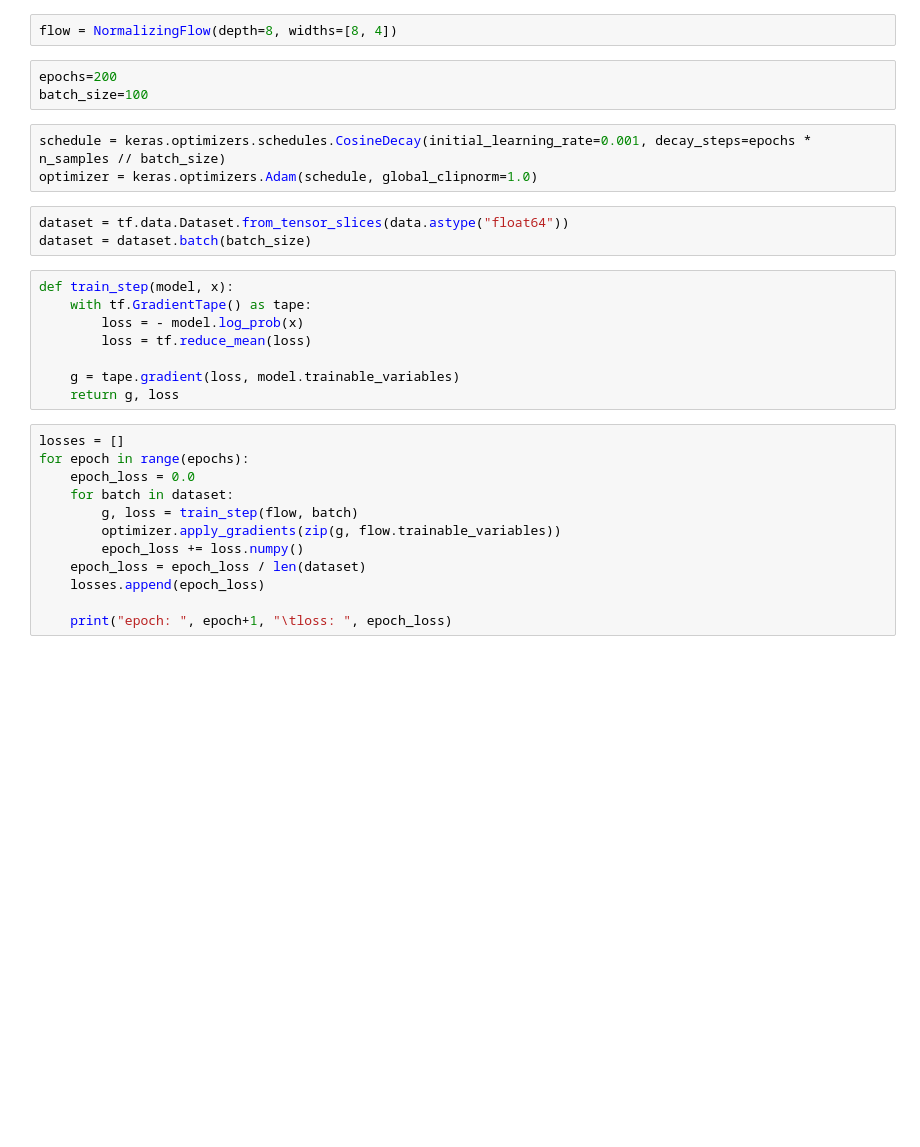
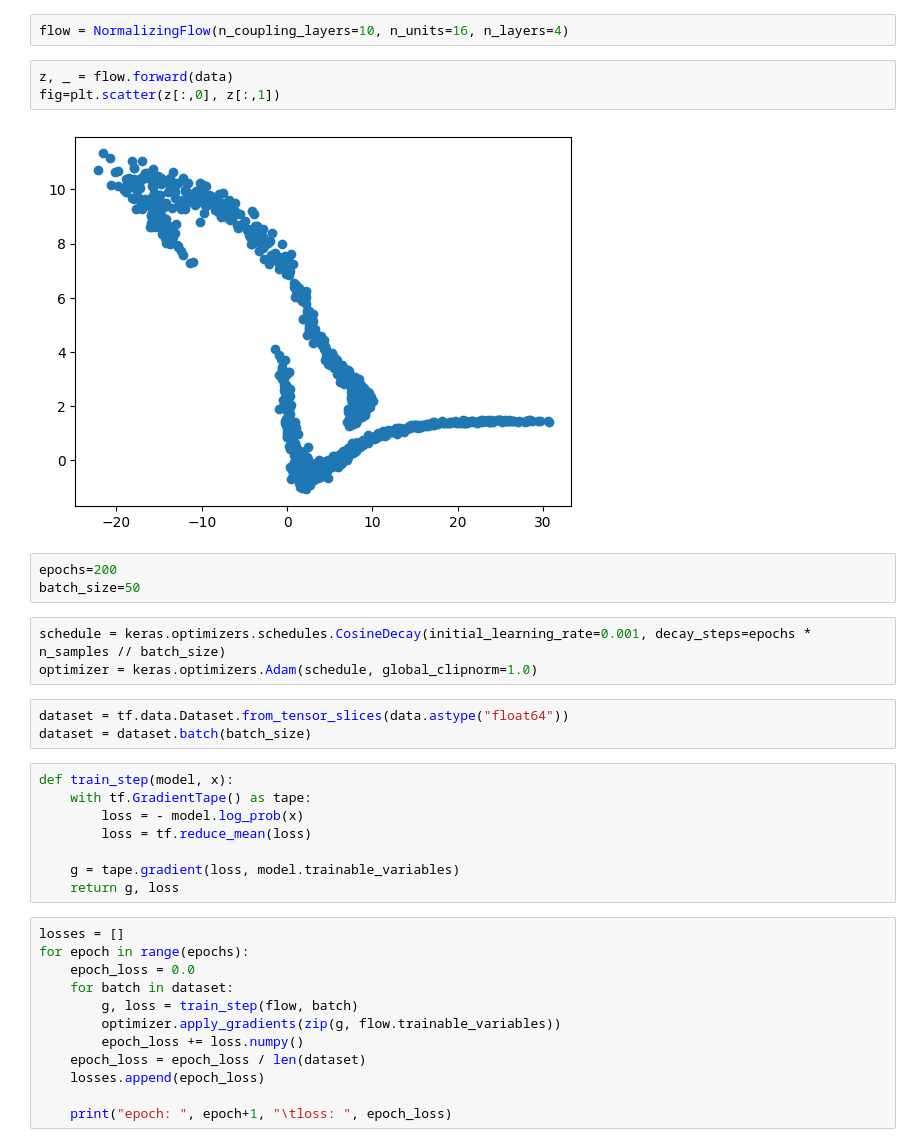
Before and after one commit to bayesflow-org/bayesflow-workshop-quant-psych, a Jupyter notebook: exercises/normalizing-flow.ipynb, the cells around one changed output. Cells and saved outputs as stored; diff of their text form; blank space fills up the shorter version.

```diff
--- a/exercises/normalizing-flow.ipynb
+++ b/exercises/normalizing-flow.ipynb
@@ -102,11 +97,16 @@ class NormalizingFlow(keras.Model):
         x, _ = self.backward(z)
 
         return x
-# %%
-flow = NormalizingFlow(depth=8, widths=[8, 4])
+# %%
+flow = NormalizingFlow(n_coupling_layers=10, n_units=16, n_layers=4)
+# %%
+z, _ = flow.forward(data)
+fig=plt.scatter(z[:,0], z[:,1])
+# %% [output]
+[figure, added]
 # %%
 epochs=200
-batch_size=100
+batch_size=50
 # %%
 schedule = keras.optimizers.schedules.CosineDecay(initial_learning_rate=0.001, decay_steps=epochs * n_samples // batch_size)
 optimizer = keras.optimizers.Adam(schedule, global_clipnorm=1.0)
```
Also changed, not shown: parts of 10 cells of this notebook, 10 other files.
